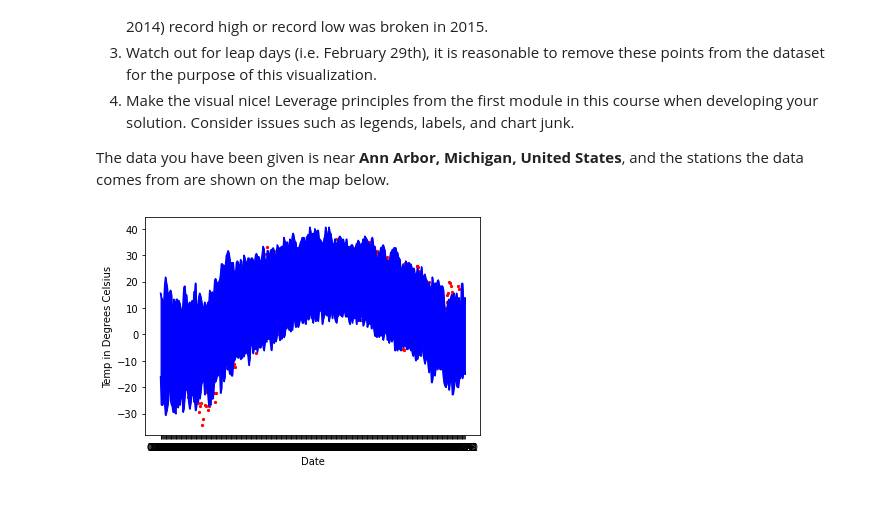
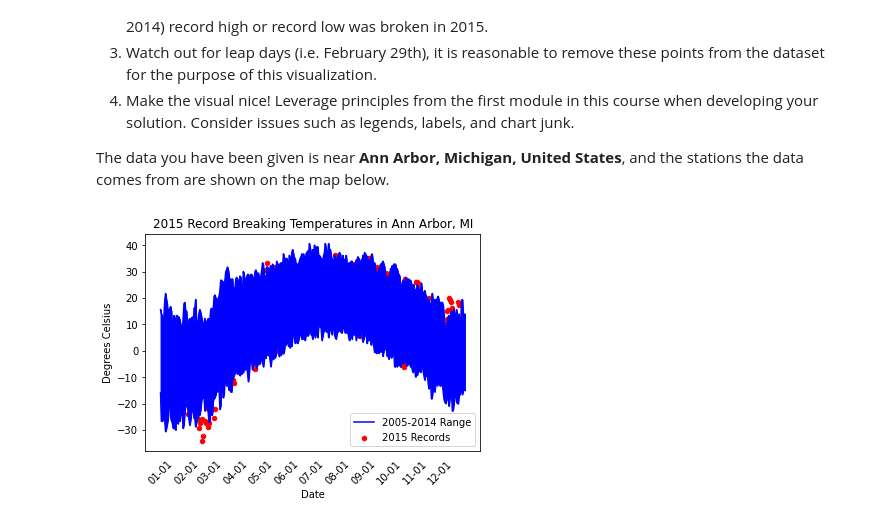
Before and after one commit to EpicureanHeron/courseraAppliedDataSci, a Jupyter notebook: 01_applied_plotting_charting_data_rep/Assignment2.ipynb, the cells around one changed output. Drawn from its saved outputs; the diff is of its cells as text; code cells hidden in the pictures.

Commit message:
axis looks good, legend added

```diff
--- a/01_applied_plotting_charting_data_rep/Assignment2.ipynb
+++ b/01_applied_plotting_charting_data_rep/Assignment2.ipynb
@@ -26,9 +26,12 @@ For this assignment, you must:
 The data you have been given is near **Ann Arbor, Michigan, United States**, and the stations the data comes from are shown on the map below.
 # %%
 import matplotlib.pyplot as plt
+import matplotlib.dates as mdates
+import matplotlib.ticker as ticker
 import mplleaflet
 import pandas as pd
 import numpy as np
+from matplotlib.lines import Line2D
 
 # data/C2A2_data/BinnedCsvs_d400/fb441e62df2d58994928907a91895ec62c2c42e6cd075c2700843b89.csv
 
@@ -61,6 +64,11 @@ def create_graph():
 
     # create a new column which is just month and day by using a lambda to splice the last 5 of the Date column
     ncei_df['Month Day'] =  ncei_df.Date.apply(lambda x: x[-5:])
+    ncei_df= ncei_df[ncei_df['Month Day'] != '02-29']
+
+#     ncei_df['Month Day'] = pd.to_datetime(ncei_df['Month Day'], format='%m-%d')
+
+    ncei_df['Date'] =  pd.to_datetime(ncei_df['Date'], format='%Y-%m-%d')
 
     # only dates before 1/1/2015
 
@@ -91,43 +99,62 @@ def create_graph():
 
     pre_2015_merged_df.columns = ['Pre 2015 Min', 'Pre 2015 Max']
 
-
     pre_and_2015_merged_df = pd.merge(merged_2015_df,pre_2015_merged_df, left_index=True, right_index=True, how='inner')
-
-#     df['que'] = df.apply(lambda x : x['one'] if x['one'] >= x['two'] and x['one'] <= x['three'] else "", axis=1)
 
     # using numpy compare the two columns
     pre_and_2015_merged_df["2015 min less"] = np.where(pre_and_2015_merged_df['2015 Min'] < pre_and_2015_merged_df['Pre 2015 Min'], True, False)
 
     pre_and_2015_merged_df["2015 max more"] = np.where(pre_and_2015_merged_df['2015 Max'] > pre_and_2015_merged_df['Pre 2015 Max'], True, False)
 
 #     higher_max_2015 = (pre_and_2015_merged_df['2015 max more'] == True)
     higher_max_2015_df = pre_and_2015_merged_df[pre_and_2015_merged_df['2015 max more'] == True]
     higher_max_2015_df = higher_max_2015_df['2015 Max']
 
     higher_min_2015_df = pre_and_2015_merged_df[pre_and_2015_merged_df['2015 min less'] == True]
     higher_min_2015_df = higher_min_2015_df['2015 Min']
 #     new_df = pd.DataFrame(scatter_2015_min_set)
     # create the plot figure
     plt.figure()
     # maps the pre_min and pre_max as two lines
     plt.plot(pre_2015_max_df, '-', pre_2015_min_df, '-', color='Blue')
-    plt.scatter(higher_min_2015_df.index, higher_min_2015_df.data,  s=5, color='Red')
-    plt.scatter(higher_max_2015_df.index, higher_max_2015_df.data,  s=5, color='Red')
+    plt.scatter(higher_min_2015_df.index, higher_min_2015_df.data,  s=20, color='Red')
+    plt.scatter(higher_max_2015_df.index, higher_max_2015_df.data,  s=20, color='Red')
 
     plt.xlabel('Date')
-    plt.ylabel('Temp in Degrees Celsius')
+    plt.ylabel('Degrees Celsius')
+    plt.title('2015 Record Breaking Temperatures in Ann Arbor, MI')
+#     plt.legend(loc=4, frameon=False, title='Legend')
+
+#     fig, ax = plt.subplots()
+    ax = plt.gca()
+    fig = plt.gca()
+    ax.legend(['2005-2014 Range','_nolegend_', '2015 Records'])
+
+
+#     tick_spacing = 90
+
+#     ax.xaxis.set_major_locator(ticker.MultipleLocator(tick_spacing))
+
+
 #     plt.legend()
 
+
+#     ax.xaxis.set_major_formatter(mdates.DateFormatter("%m"))
+#     ax.xaxis.set_minor_formatter(mdates.DateFormatter("%d"))
+#     _ = plt.xticks(rotation=90)
+    months = mdates.MonthLocator()
+    ax.xaxis.set_major_locator(months)
+    ax.xaxis.set_ticks_position('none')
+    for item in ax.xaxis.get_ticklabels():
+        item.set_rotation(45)
     plt.fill_between(pre_2015_max_df.index, pre_2015_max_df['Data_Value'], pre_2015_min_df['Data_Value'], color="Blue")
-
 
 create_graph()
 #     Read the documentation and familiarize yourself
 #     with the dataset, then write some python code which
 #     returns a line graph of the record high and record low
 # temperatures by day of the year over the period 2005-2014.
 
 #     not positive that the df2, which is coming from a different data source, is ONLY the necessary data as it ish ould be limited by the ID which is the weather station ID
 # %% [output]
-[figure, old version]
+[figure, new version]
```
Also changed, not shown: 2 other files.
